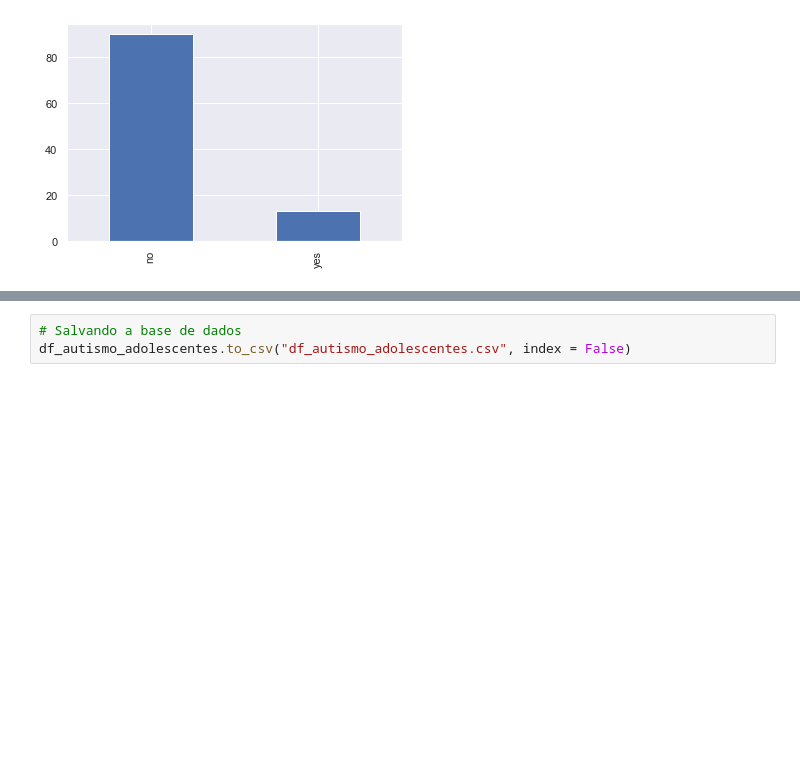
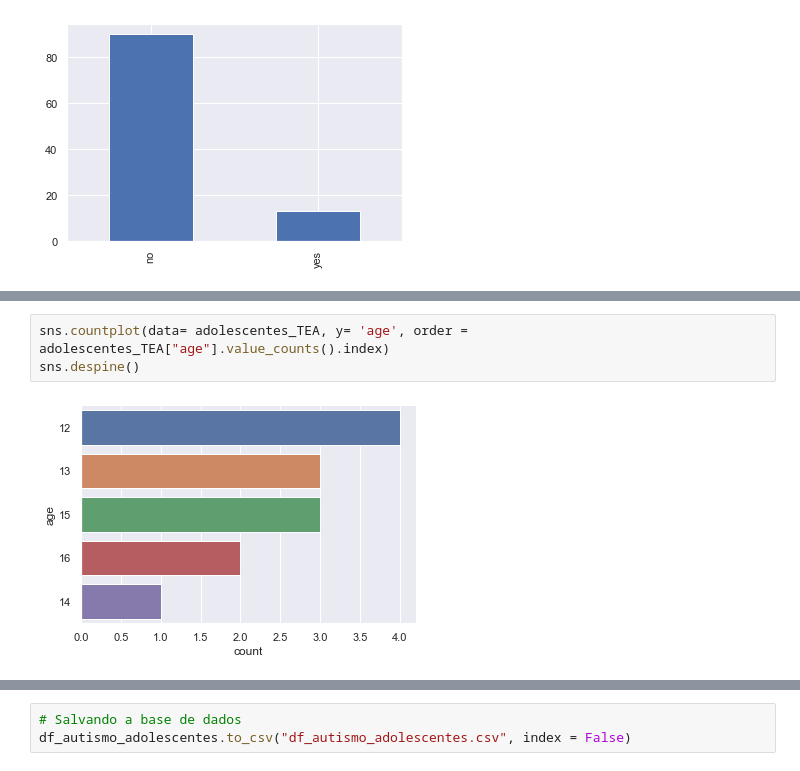
Before and after one commit to livyReis/tcc_autismo, a Jupyter notebook: Autism-Adolescent-Data Plus Description/Explorando os dados_Autismo_adolescentes.ipynb, the cells around one changed output, grey strips where cells are left out. Cells and saved outputs as stored; diff of their text form; blank space fills up the shorter version.

```diff
--- a/Autism-Adolescent-Data Plus Description/Explorando os dados_Autismo_adolescentes.ipynb
+++ b/Autism-Adolescent-Data Plus Description/Explorando os dados_Autismo_adolescentes.ipynb
@@ -237,0 +181,5 @@ Name: Grup, dtype: int64
+# %%
+sns.countplot(data= adolescentes_TEA, y= 'age', order = adolescentes_TEA["age"].value_counts().index)
+sns.despine()
+# %% [output]
+[figure, added]
```
Also changed, not shown: parts of 12 cells of this notebook, 6 other files.
